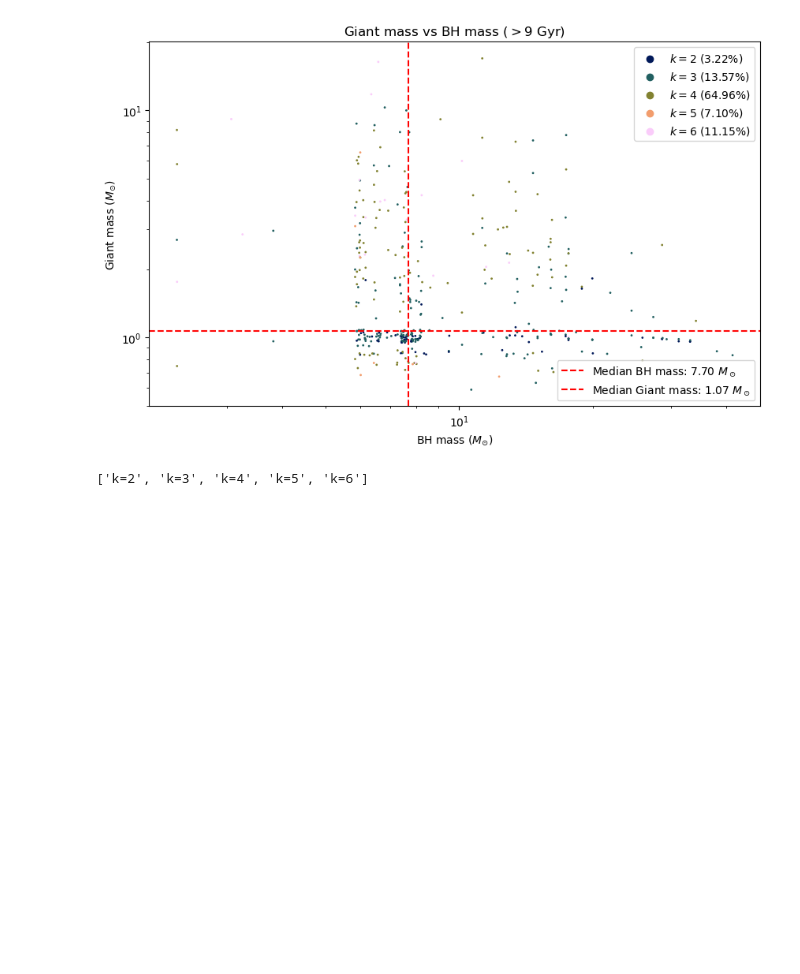
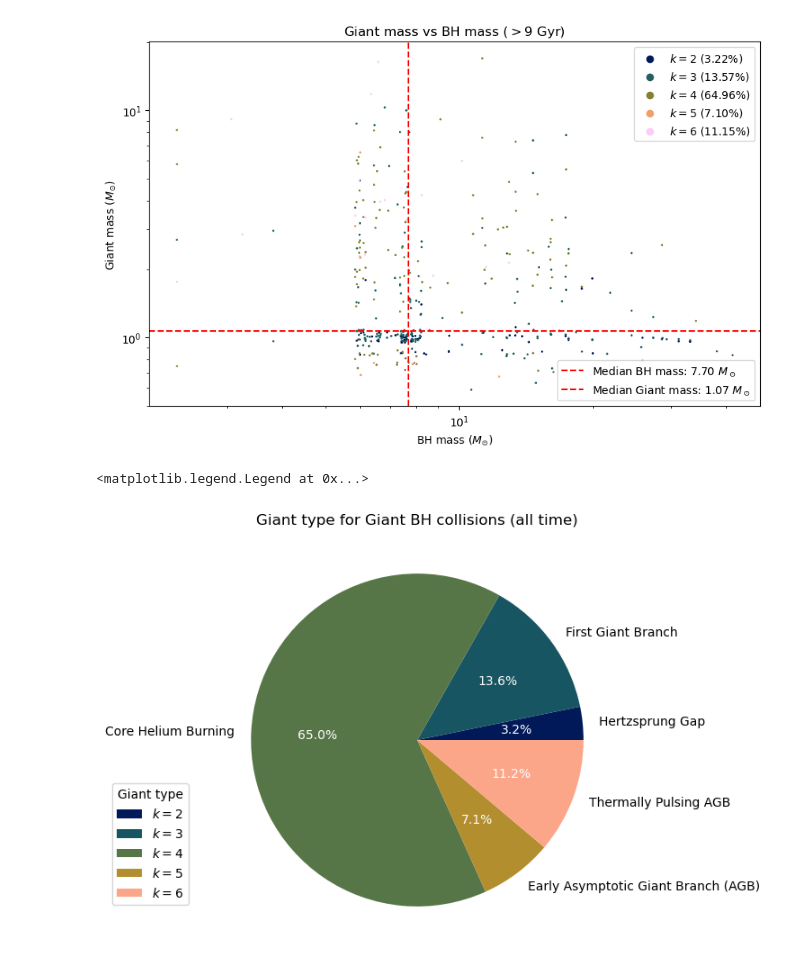
Before and after one commit to Stufffffs/CASSI_2024_code, a Jupyter notebook: collisions_GiantBH.ipynb, the cells around one changed output. Drawn from its saved outputs; the diff is of its cells as text; code cells hidden in the pictures; blank space fills up the shorter version.

```diff
--- a/collisions_GiantBH.ipynb
+++ b/collisions_GiantBH.ipynb
@@ -483,9 +483,46 @@ median_legend = ax.legend(handles=[median_BH_line, median_Giant_line], loc='lowe
 # %% [output]
 [figure]
 # %%
-giant_types = ['k=' + str(int(num)) for num in unique_numbers]
+giant_types = ['$k=' + str(int(num)) + '$' for num in unique_numbers]
-# %% [output]
-['k=2', 'k=3', 'k=4', 'k=5', 'k=6']
+# %%
+# Define the dictionary for the mapping
+stage_mapping = {
+    0: "Main Sequence (MS), $< 0.7 M_\odot$",
+    1: "MS, $> 0.7 M_\odot$",
+    2: "Hertzsprung Gap",
+    3: "First Giant Branch",
+    4: "Core Helium Burning",
+    5: "Early Asymptotic Giant Branch (AGB)",
+    6: "Thermally Pulsing AGB",
+    7: "Naked Helium Star MS",
+    8: "Naked Helium Star Hertzsprung Gap",
+    9: "Naked Helium Star Giant Branch",
+    10: "Helium White Dwarf",
+    11: "Carbon/Oxygen White Dwarf",
+    12: "Oxygen/Neon White Dwarf",
+    13: "Neutron Star",
+    14: "Black Hole",
+    15: "Massless Remnant"
+}
+
+
+# Replace integers with corresponding text
+giant_name_types = [stage_mapping[number] for number in unique_numbers]
+# %%
+colors = cm.batlow(np.linspace(0, 1, 1+len(set(unique_numbers))))
+
+fig, ax = plt.subplots(figsize=(10, 6))
+
+scatter = ax.pie(fractions, labels=giant_name_types, autopct='%1.1f%%', colors=colors)
+
+for autotext in scatter[2]:
+    autotext.set_color('white')
+
+ax.set_title(r'Giant type for Giant BH collisions (all time)')
+ax.legend(scatter[0], giant_types, title='Giant type', loc='center left', bbox_to_anchor=(-0.25, -0.25, 0.5, 1))
+# %% [output]
+<matplotlib.legend.Legend at 0x...>
+[figure, added]
 # %%
 
 fig, ax = plt.subplots(figsize=(10, 6))
```
Also changed, not shown: parts of 2 cells of this notebook.
